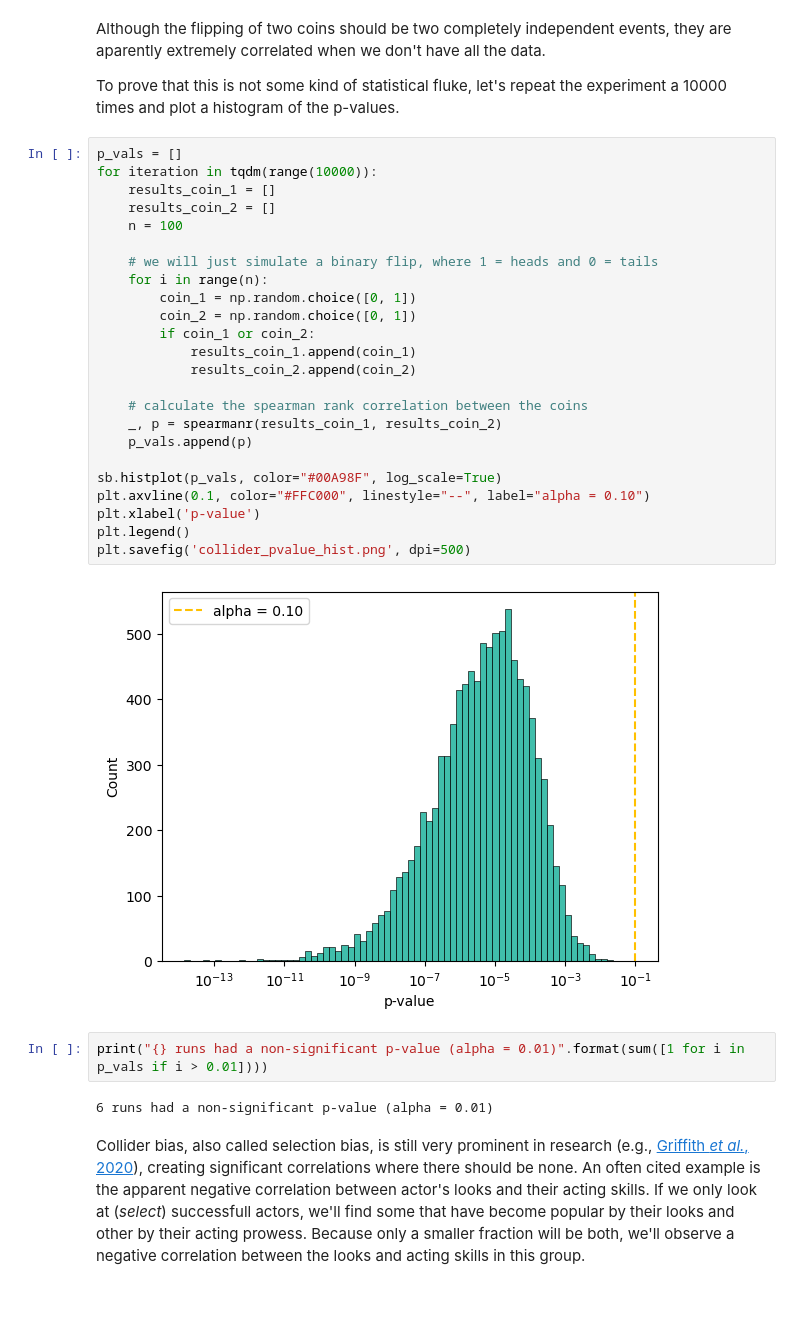
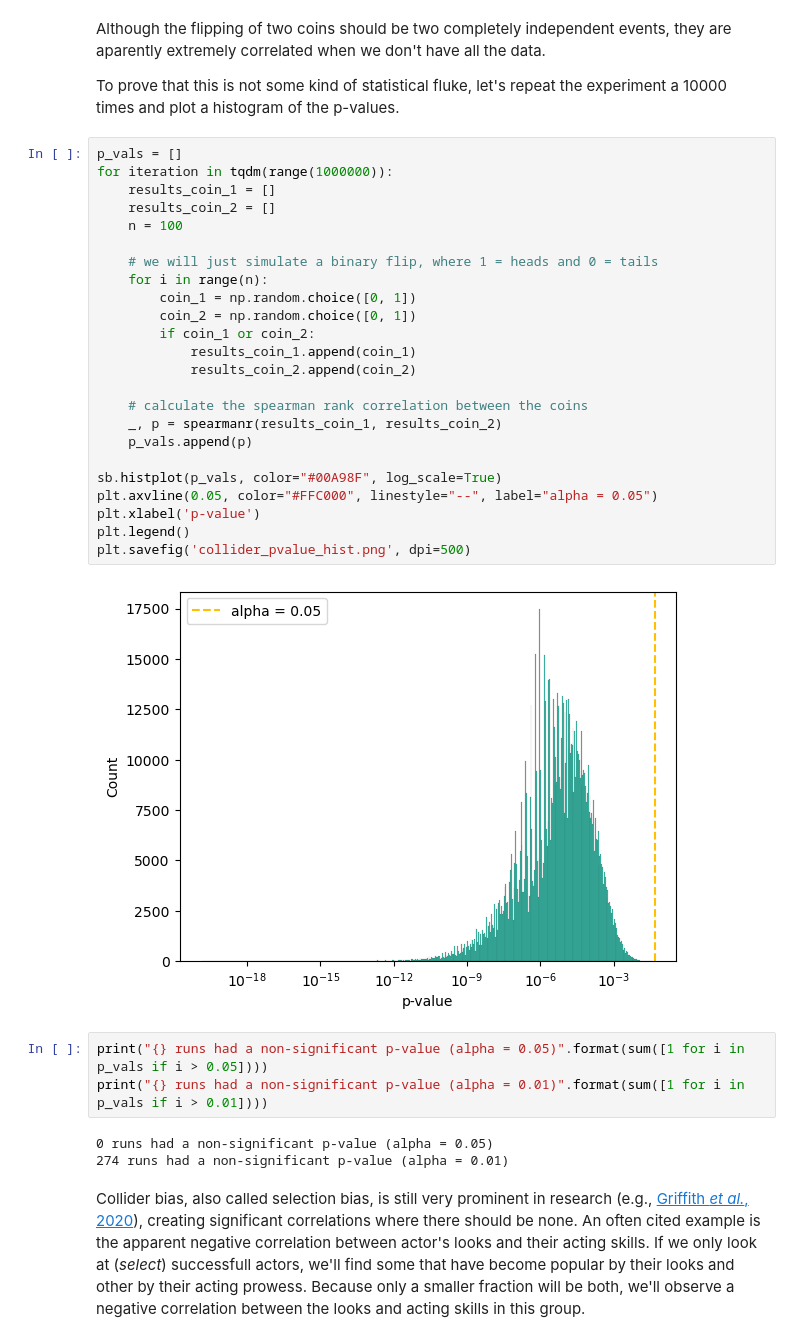
Before and after one commit to stefftaelman/causality-101, a Jupyter notebook: why.ipynb, the cells around one changed output. Drawn from its saved outputs; the diff is of its cells as text; blank space fills up the shorter version.

```diff
--- a/why.ipynb
+++ b/why.ipynb
@@ -207,33 +216,35 @@ Although the flipping of two coins should be two completely independent events,
 To prove that this is not some kind of statistical fluke, let's repeat the experiment a 10000 times and plot a histogram of the p-values.
 # %%
 p_vals = []
-for iteration in tqdm(range(10000)):
+for iteration in tqdm(range(1000000)):
     results_coin_1 = []
     results_coin_2 = []
     n = 100
 
     # we will just simulate a binary flip, where 1 = heads and 0 = tails
     for i in range(n):
         coin_1 = np.random.choice([0, 1])
         coin_2 = np.random.choice([0, 1])
         if coin_1 or coin_2:
             results_coin_1.append(coin_1)
             results_coin_2.append(coin_2)
 
     # calculate the spearman rank correlation between the coins
     _, p = spearmanr(results_coin_1, results_coin_2)
     p_vals.append(p)
 
 sb.histplot(p_vals, color="#00A98F", log_scale=True)
-plt.axvline(0.1, color="#FFC000", linestyle="--", label="alpha = 0.10")
+plt.axvline(0.05, color="#FFC000", linestyle="--", label="alpha = 0.05")
 plt.xlabel('p-value')
 plt.legend()
 plt.savefig('collider_pvalue_hist.png', dpi=500)
 # %% [output]
-[figure, old version]
+[figure, new version]
 # %%
+print("{} runs had a non-significant p-value (alpha = 0.05)".format(sum([1 for i in p_vals if i > 0.05])))
 print("{} runs had a non-significant p-value (alpha = 0.01)".format(sum([1 for i in p_vals if i > 0.01])))
 # %% [output]
-6 runs had a non-significant p-value (alpha = 0.01)
+0 runs had a non-significant p-value (alpha = 0.05)
+274 runs had a non-significant p-value (alpha = 0.01)
 # %% [markdown]
 Collider bias, also called selection bias, is still very prominent in research (e.g., [Griffith *et al.*, 2020](https://www.nature.com/articles/s41467-020-19478-2)), creating significant correlations where there should be none. An often cited example is the apparent negative correlation between actor's looks and their acting skills. If we only look at (*select*) successfull actors, we'll find some that have become popular by their looks and other by their acting prowess. Because only a smaller fraction will be both, we'll observe a negative correlation between the looks and acting skills in this group.
```
Also changed, not shown: parts of 9 cells of this notebook.
